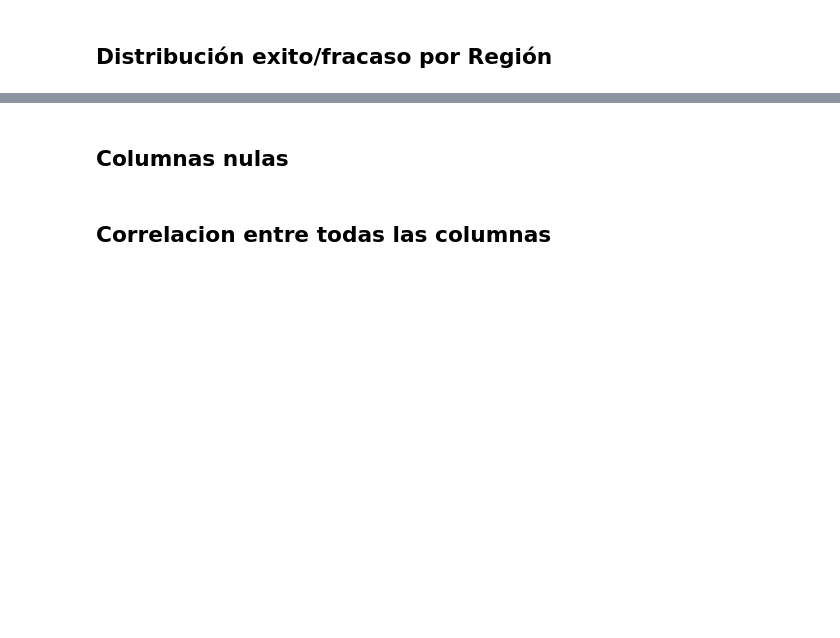
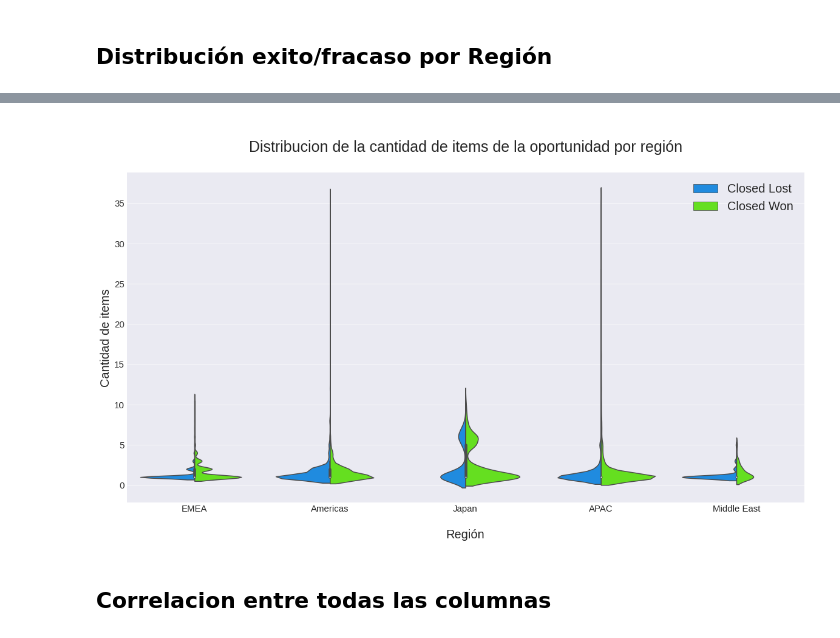
Before and after one commit to FernandoSinisi/Orga-Datos-2C-2020, a Jupyter notebook: TP1/Graficos.ipynb, the cells around one changed output, grey strips where cells are left out. Drawn from its saved outputs; the diff is of its cells as text; code cells hidden in the pictures; blank space fills up the shorter version.

```diff
--- a/TP1/Graficos.ipynb
+++ b/TP1/Graficos.ipynb
@@ -89,18 +113,20 @@ won_vs_lost.plot.bar(rot=0, title='Cantidad total de oportunidades exitosas y no
 # %%
-# df_violin_r = df.copy()
-# df_violin_r = df_violin_r.groupby("Opportunity ID").agg({"Region": 'first', \
-#                                                          'Stage': 'first',})
-# df_violin_r = df_violin_r[df_violin_r["Stage"].str.contains("Closed")]
-# ax = sns.violinplot(x= "Region", y="ID", hue="Stage",
-#                     data=df_violin_r, palette="PiYG", split=True,
-#                     scale="count")
-# plt.title("Cantidad de productos según su moneda",size=25)
-# plt.rcParams["figure.figsize"] = (20,10)
-# plt.xlabel("Moneda", fontsize=20)
-# plt.ylabel("Cantidad de items", fontsize=20)
-# plt.xticks(fontsize=15)
-# plt.yticks(fontsize=15)
-# plt.legend(ncol=1,fontsize=20)
-# plt.show()
+df_violin_r = df.copy()
+df_violin_r = df_violin_r.groupby("Opportunity_ID").agg({"Region": 'first', \
+                                                         'Stage': 'first',
+                                                         "ID": 'count'})
+df_violin_r = df_violin_r[df_violin_r["Stage"].str.contains("Closed")]
+#df_violin_r = df_violin_r[df_violin_r["ID"] < 8]
+ax = sns.violinplot(x= "Region", y="ID", hue="Stage",
+                    data=df_violin_r, palette="gist_rainbow_r", split=True,
+                    scale="count")
+plt.title("\nDistribucion de la cantidad de items de la oportunidad por región\n",size=25)
+plt.rcParams["figure.figsize"] = (20,10)
+plt.xlabel("\nRegión", fontsize=20)
+plt.ylabel("Cantidad de items", fontsize=20)
+plt.xticks(fontsize=15)
+plt.yticks(fontsize=15)
+plt.legend(ncol=1,fontsize=20)
+plt.show()
+# %% [output]
+[figure, added]
-# %% [markdown]
-## Columnas nulas
```
Also changed, not shown: parts of 23 cells of this notebook, 3 other files.
